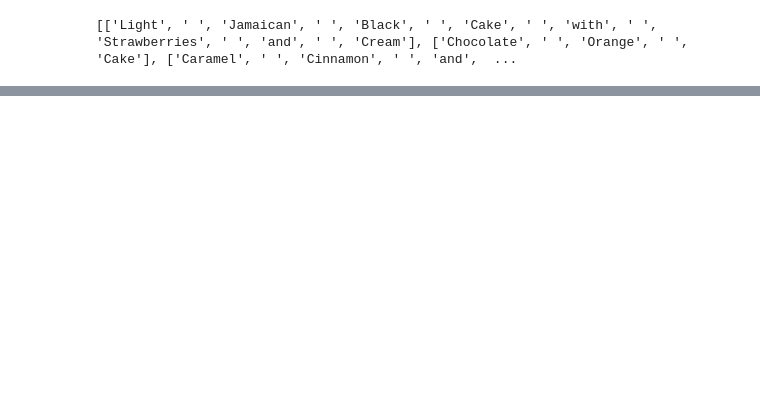
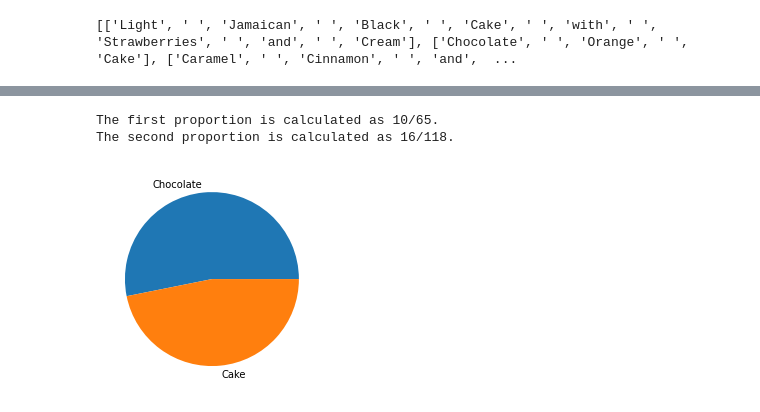
Before and after one commit to oshadiw/bakeoff-analysis, a Jupyter notebook: signature_bake_titles.ipynb, the cells around one changed output, grey strips where cells are left out. Saved outputs shown, nothing was run; the diff lists cells and outputs as text; code cells hidden in the pictures; blank space fills up the shorter version.

```diff
--- a/signature_bake_titles.ipynb
+++ b/signature_bake_titles.ipynb
@@ -181,0 +210,20 @@ There are 70 entries with counts greater than 10.
+# %%
+#comparison of proportions for two flavors
+flavor1 = 'Chocolate'
+flavor2 = 'Cake'
+metric = 'Eliminated'
+
+metric_data = clean_data[metric]
+flavor1_data = metric_data[words[flavor1]]
+flavor2_data = metric_data[words[flavor2]]
+print(f'The first proportion is calculated as {np.sum(flavor1_data)}/{len(flavor1_data)}.')
+prop1 = np.sum(flavor1_data)/len(flavor1_data)
+print(f'The second proportion is calculated as {np.sum(flavor2_data)}/{len(flavor2_data)}.')
+prop2 = np.sum(flavor2_data)/len(flavor2_data)
+
+plot = pp.pie([prop1*100, prop2*100], labels=[flavor1, flavor2])
+pp.show(plot)
+# %% [output]
+The first proportion is calculated as 10/65.
+The second proportion is calculated as 16/118.
+[figure, added]
```
Also changed, not shown: parts of 8 cells of this notebook.
